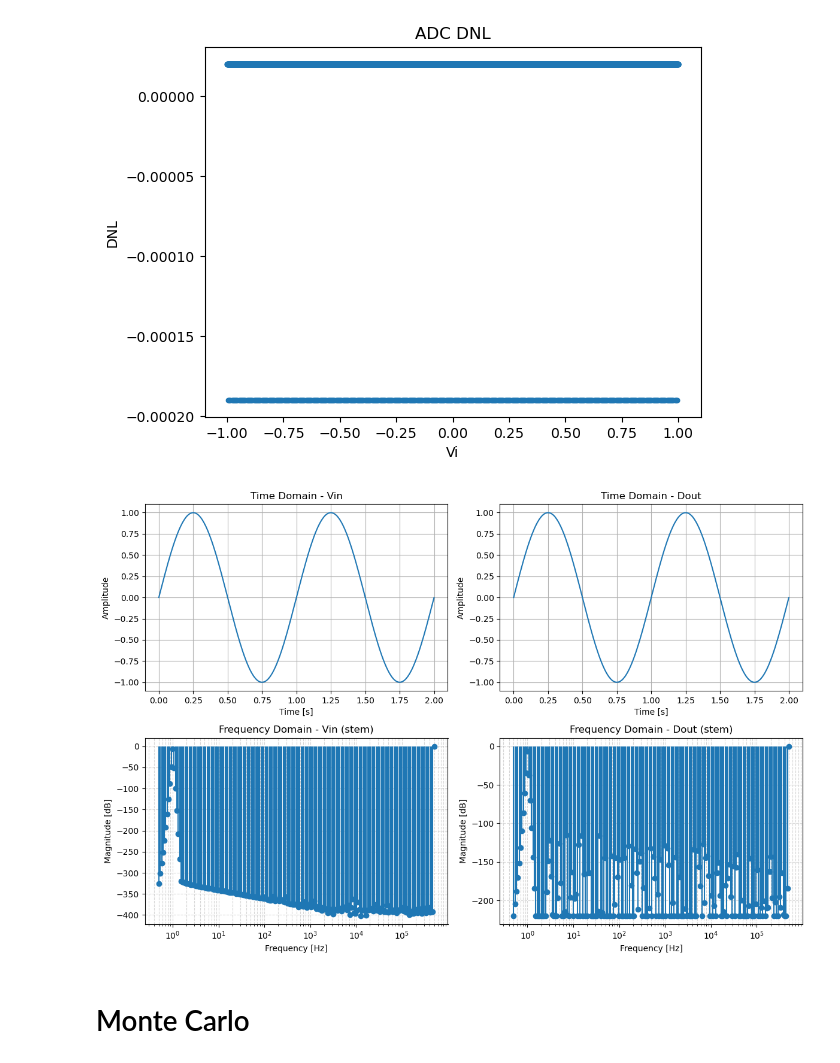
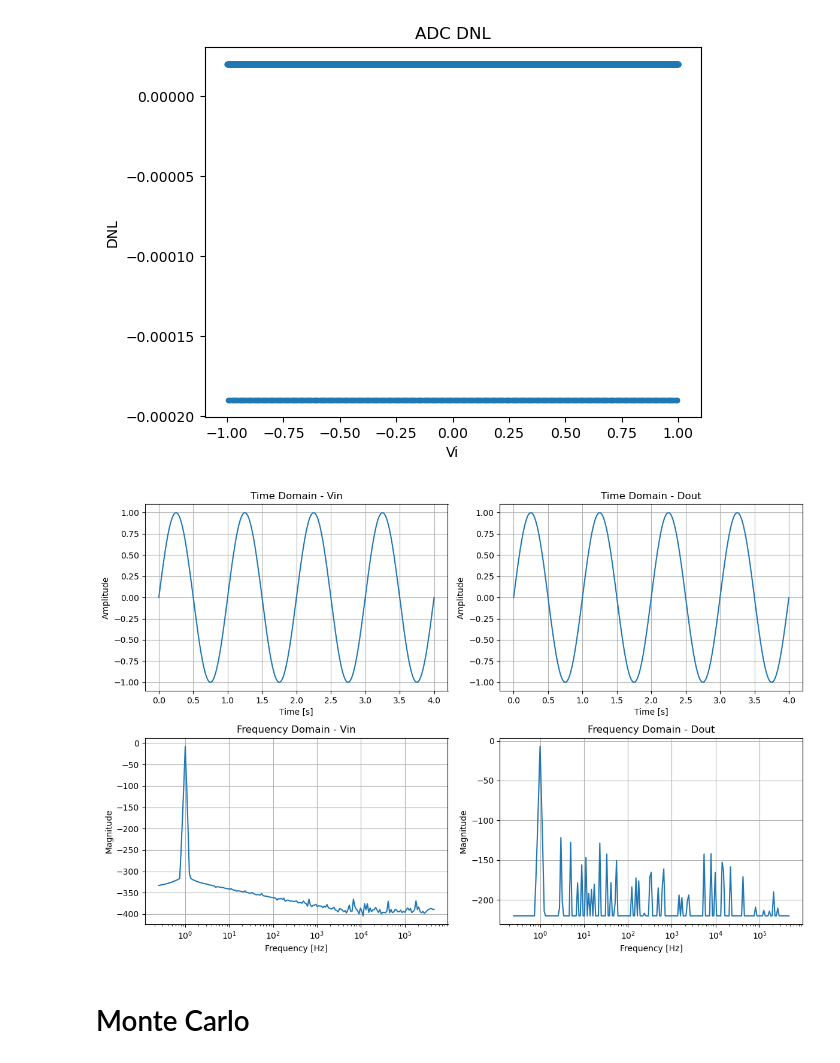
Before and after one commit to MartimAgostinho/CS-Lab1, a Jupyter notebook: PythonScripts/SAR_ADC copy.ipynb, the cells around one changed output. Cells and saved outputs as stored; diff of their text form; code cells hidden in the pictures.

```diff
--- a/PythonScripts/SAR_ADC copy.ipynb
+++ b/PythonScripts/SAR_ADC copy.ipynb
@@ -386,7 +386,7 @@ Erro linearidade(dnl) =  24.217323117798596
 from scipy.interpolate import interp1d
 
 fs = 10e5
-T = 2.0
+T = 4.0
 f0 = 1.0
 
 t = np.linspace(0, T, int(fs*T), endpoint=False)
@@ -420,36 +420,36 @@ DOUT_log    = DOUT_interp(log_freqs)
 # Plot in 2x2 subfigures
 fig, axs = plt.subplots(2, 2, figsize=(12, 8))
 
 # Time-domain plots
 axs[0, 0].plot(t, vin)
 axs[0, 0].set_title('Time Domain - Vin')
 axs[0, 0].set_xlabel('Time [s]')
 axs[0, 0].set_ylabel('Amplitude')
 axs[0, 0].grid(True)
 
 axs[0, 1].plot(t, Dout)
 axs[0, 1].set_title('Time Domain - Dout')
 axs[0, 1].set_xlabel('Time [s]')
 axs[0, 1].set_ylabel('Amplitude')
 axs[0, 1].grid(True)
 
 # Frequency-domain plots
-axs[1, 0].semilogx(log_freqs[:-1], VIN_log[:-1],'.')
+axs[1, 0].semilogx(log_freqs[:-1], VIN_log[:-1])
 axs[1, 0].set_title('Frequency Domain - Vin')
 axs[1, 0].set_xlabel('Frequency [Hz]')
 axs[1, 0].set_ylabel('Magnitude')
 axs[1, 0].grid(True)
 
-axs[1, 1].semilogx(log_freqs[:-1], DOUT_log[:-1],'.')
+axs[1, 1].semilogx(log_freqs[:-1], DOUT_log[:-1])
 axs[1, 1].set_title('Frequency Domain - Dout')
 axs[1, 1].set_xlabel('Frequency [Hz]')
 axs[1, 1].set_ylabel('Magnitude')
 axs[1, 1].grid(True)
 
 plt.tight_layout()
 plt.show()
 # %% [output]
-[figure, old version]
+[figure, new version]
 # %% [markdown]
 # Monte Carlo
 # %%
```
Also changed, not shown: parts of 2 cells of this notebook, 1 other file.
